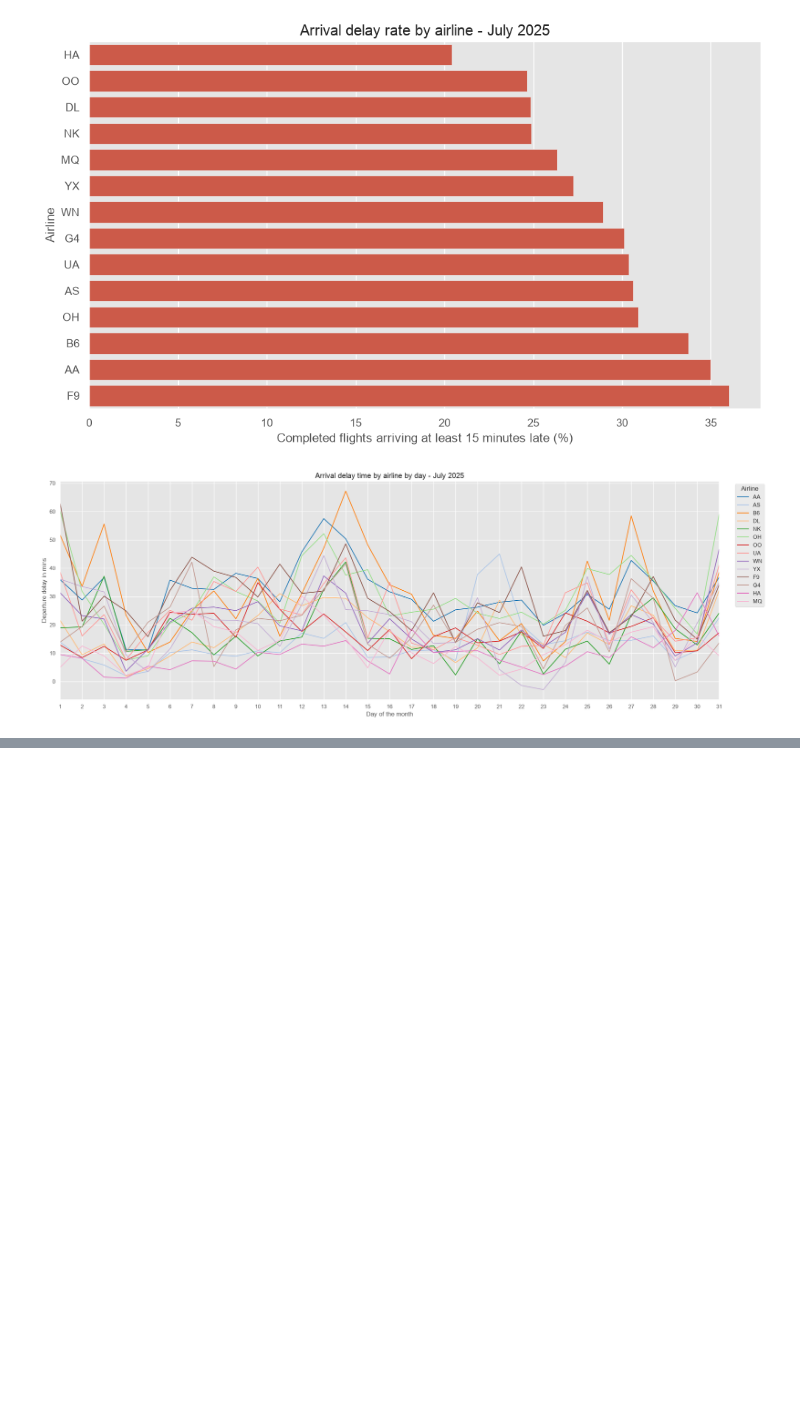
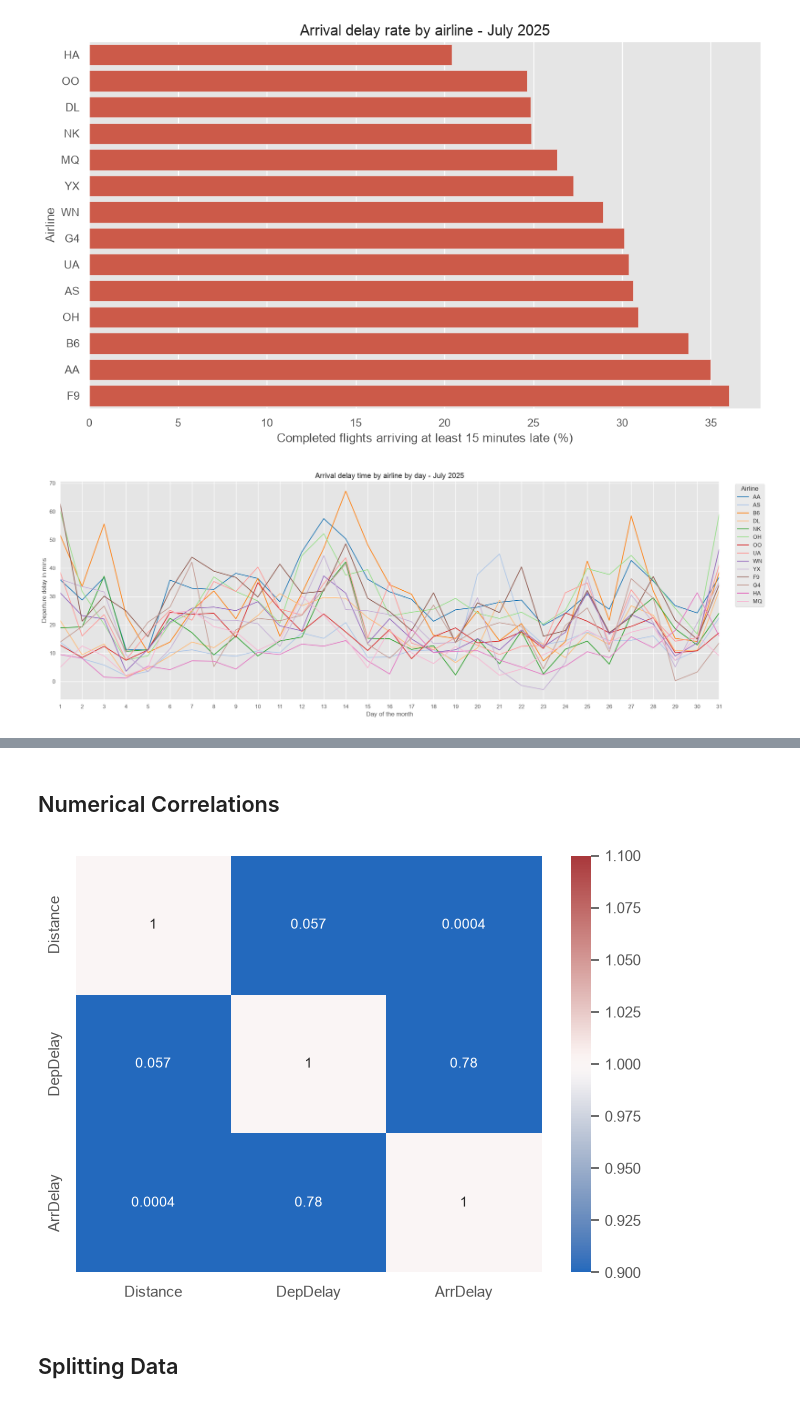
Before and after one commit to aerostepan/FlightDelayPrediction, a Jupyter notebook: FlightDelayLab.ipynb, the cells around one changed output, grey strips where cells are left out. Saved outputs shown, nothing was run; the diff lists cells and outputs as text; code cells hidden in the pictures; blank space fills up the shorter version.

```diff
--- a/FlightDelayLab.ipynb
+++ b/FlightDelayLab.ipynb
@@ -252,0 +314,14 @@ plt.show()
+# %% [markdown]
+## Numerical Correlations
+# %%
+correlations = completed[
+    ['Distance','DepDelay','ArrDelay']
+].corr(method='spearman')
+
+sns.heatmap(correlations,annot=True,vmin=1,vmax=1,cmap="vlag")
+plt.tight_layout()
+plt.show()
+# %% [output]
+[figure, added]
+# %% [markdown]
+## Splitting Data
```
Also changed, not shown: parts of 3 cells of this notebook.
